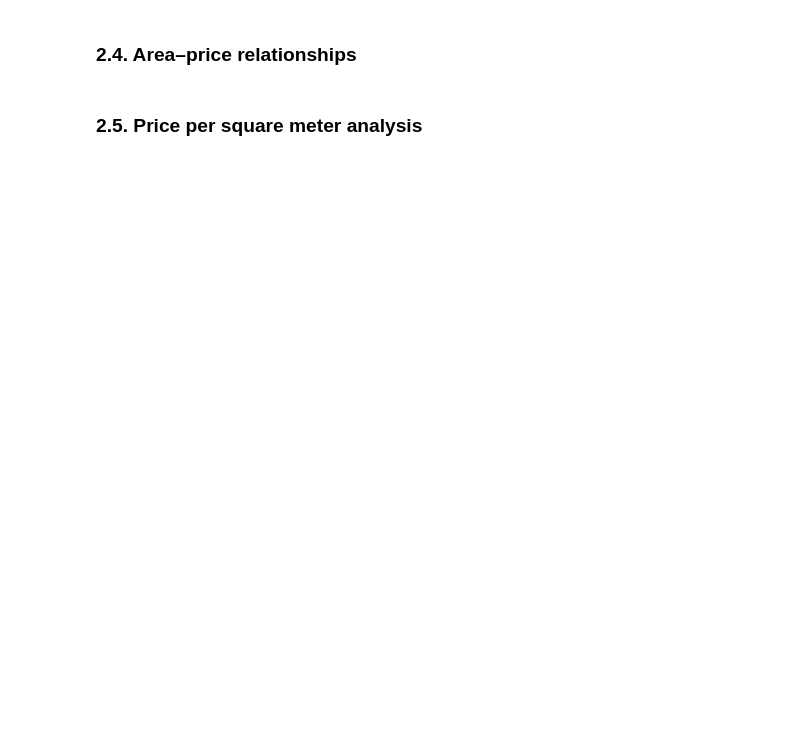
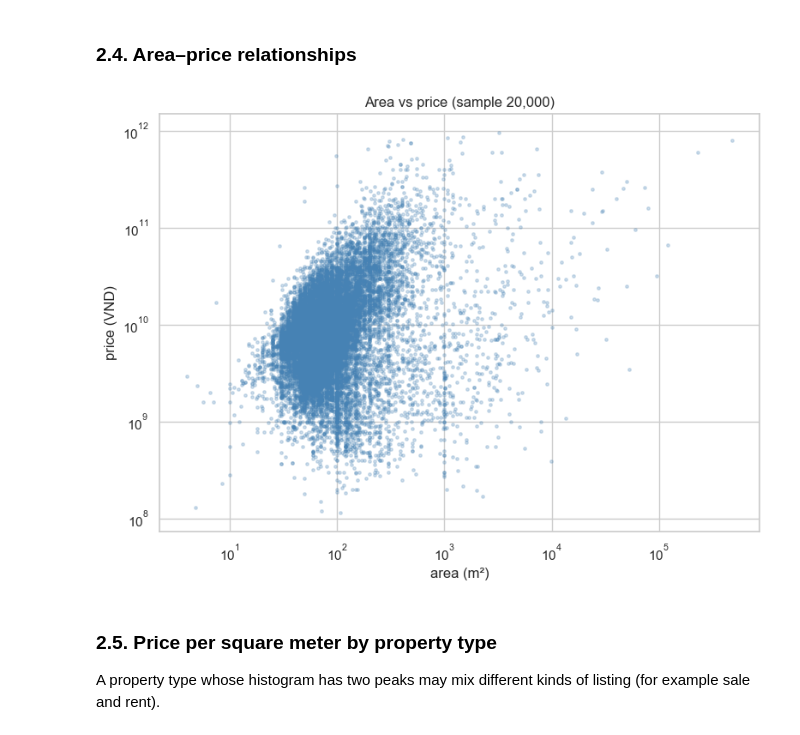
Before and after one commit to kahn-29/261-Programming-for-AI-and-DS, a Jupyter notebook: notebooks/02_eda_price-analysis.ipynb, the cells around one changed output. Cells and saved outputs as stored; diff of their text form; code cells hidden in the pictures; blank space fills up the shorter version.

```diff
--- a/notebooks/02_eda_price-analysis.ipynb
+++ b/notebooks/02_eda_price-analysis.ipynb
@@ -19,24 +14,12 @@ Assumption: every listing is treated as a property for sale, and `price` is the
 # %% [markdown]
 ## 0. SET UP
 # %%
-import sys
-
-# Notebooks live in notebooks/, so the repo root is one level up.
-sys.path.insert(0, "..")
-
 import numpy as np
 import pandas as pd
 import matplotlib.pyplot as plt
 import seaborn as sns
 
-from eda_utils.config import RANDOM_STATE
-from eda_utils.helpers import (
-    format_price_table,
-    pairwise_corr,
-    plot_box,
-    price_summary,
-    title_with_n,
-)
+RANDOM_STATE = 42
 
 np.random.seed(RANDOM_STATE)
 
@@ -150,12 +116,14 @@ plt.show()
 # %%
 scatter_n = min(20_000, len(df_priced))
 scatter_df = df_priced.sample(n=scatter_n, random_state=RANDOM_STATE)
 fig, ax = plt.subplots(figsize=(8, 6))
 ax.scatter(scatter_df["area"], scatter_df["price"], s=6, alpha=0.25, c="steelblue")
 ax.set_xscale("log")
 ax.set_yscale("log")
 ax.set_xlabel("area (m²)")
 ax.set_ylabel("price (VND)")
-ax.set_title(title_with_n(f"Area vs price (sample {scatter_n:,})", "df_priced", len(df_priced)))
+ax.set_title(f"Area vs price (sample {scatter_n:,})")
 plt.tight_layout()
 plt.show()
+# %% [output]
+[figure, added]
@@ -165,3 +130,5 @@ plot_box(df_priced, "property_type_name", "price", type_order,
 # %% [markdown]
-### 2.5. Price per square meter analysis
+### 2.5. Price per square meter by property type
+
+A property type whose histogram has two peaks may mix different kinds of listing (for example sale and rent).
 # %%
```
Also changed, not shown: parts of 21 cells of this notebook, 5 other files.
